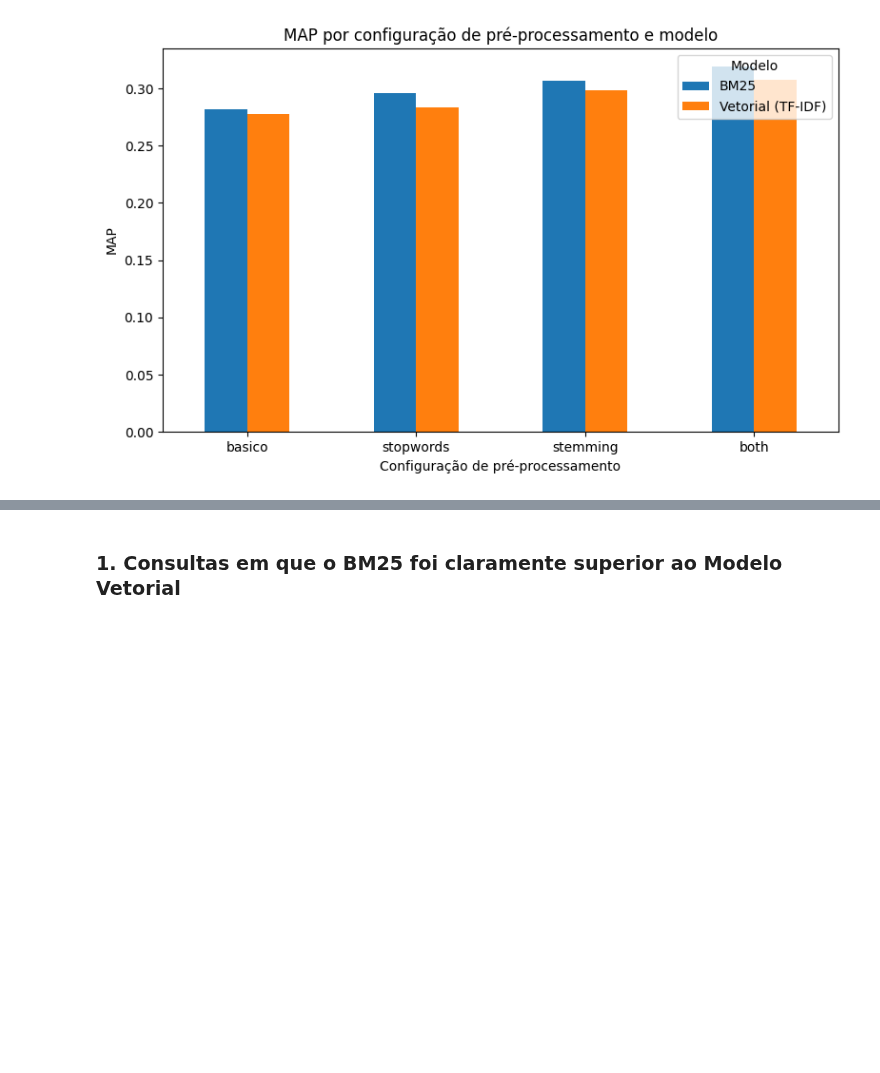
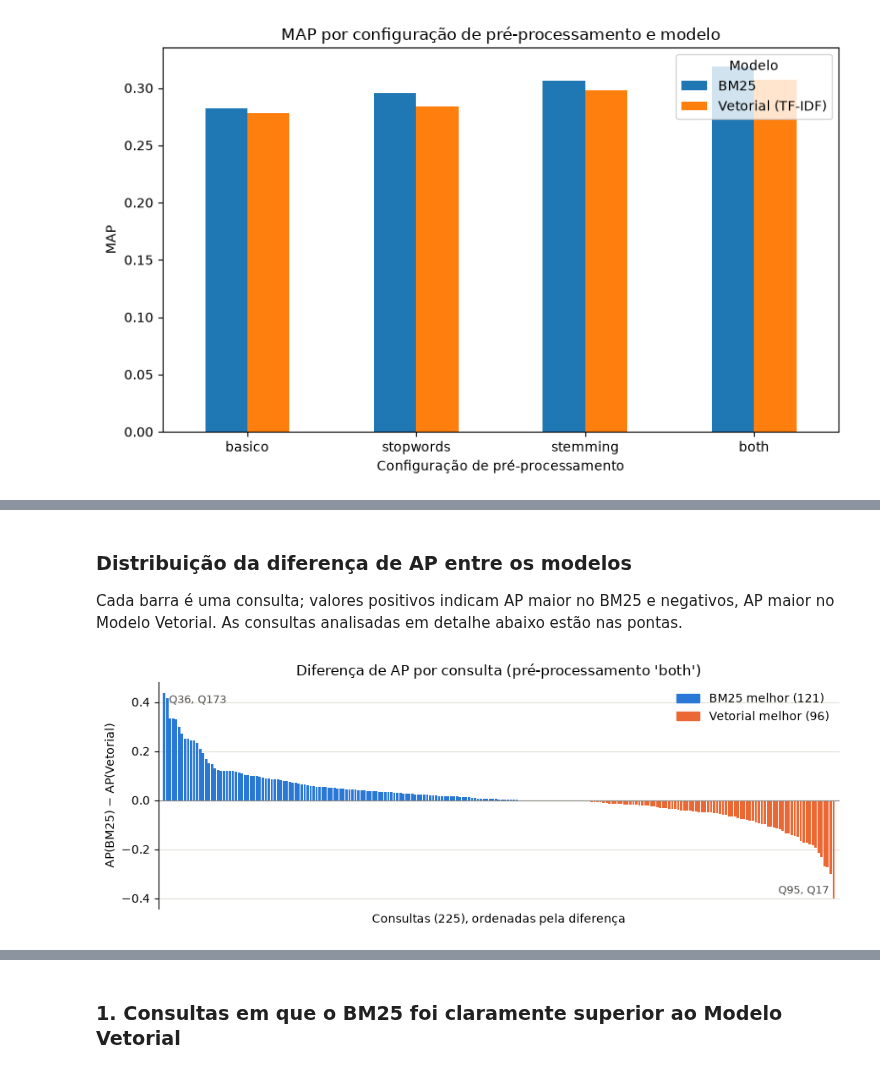
Before and after one commit to anapbatista/recinfo, a Jupyter notebook: trabalho_pratico_recinfo.ipynb, the cells around one changed output, grey strips where cells are left out. Cells and saved outputs as stored; diff of their text form; code cells hidden in the pictures; blank space fills up the shorter version.

```diff
--- a/trabalho_pratico_recinfo.ipynb
+++ b/trabalho_pratico_recinfo.ipynb
@@ -668,3 +808,39 @@ display(df_analise_queries.sort_values(by='Diferenca_BM25_menos_Vetorial', ascen
 | 14 | 15 | material properties of photoelast... | 0.666667 | 0.2 | 0.650878 | 1.000000 | 0.2 | 0.859719 | ... |
 | 204 | 205 | has anyone investigated theoretic... | 0.500000 | 0.2 | 0.650921 | 0.833333 | 0.2 | 0.919721 | ... |
 | 166 | 167 | exact solution methods for calcul... | 0.088346 | 0.0 | 0.000000 | 0.416667 | 0.2 | 0.554066 | ... |
+# %% [markdown]
+### Distribuição da diferença de AP entre os modelos
+
+Cada barra é uma consulta; valores positivos indicam AP maior no BM25 e negativos, AP maior no Modelo Vetorial. As consultas analisadas em detalhe abaixo estão nas pontas.
+# %%
+from matplotlib.patches import Patch
+
+# Gráfico 3: diferença de AP (BM25 - Vetorial) por consulta, ordenada
+dif_ordenada = df_analise_queries.sort_values('Diferenca_BM25_menos_Vetorial', ascending=False).reset_index(drop=True)
+valores = dif_ordenada['Diferenca_BM25_menos_Vetorial']
+cor_bm25, cor_vetorial = '#2a78d6', '#eb6834'
+
+fig, ax = plt.subplots(figsize=(9, 3.4))
+ax.bar(range(len(valores)), valores, width=0.8, color=np.where(valores > 0, cor_bm25, cor_vetorial))
+ax.axhline(0, color='#898781', linewidth=0.8)
+ax.annotate('Q36, Q173', (0, valores.iloc[0]), xytext=(4, -2), textcoords='offset points',
+            ha='left', va='top', fontsize=9, color='#52514e')
+ax.annotate('Q95, Q17', (len(valores) - 1, valores.iloc[-1]), xytext=(-4, 2), textcoords='offset points',
+            ha='right', va='bottom', fontsize=9, color='#52514e')
+ax.set_xlim(-2, len(valores) + 1)
+ax.set_xticks([])
+ax.set_xlabel(f'Consultas ({len(valores)}), ordenadas pela diferença')
+ax.set_ylabel('AP(BM25) − AP(Vetorial)')
+ax.set_title("Diferença de AP por consulta (pré-processamento 'both')")
+ax.grid(axis='y', color='#e1e0d9', linewidth=0.8)
+ax.set_axisbelow(True)
+for lado in ['top', 'right', 'bottom']:
+    ax.spines[lado].set_visible(False)
+ax.legend(handles=[Patch(color=cor_bm25, label=f'BM25 melhor ({(valores > 1e-9).sum()})'),
+                   Patch(color=cor_vetorial, label=f'Vetorial melhor ({(valores < -1e-9).sum()})')],
+          frameon=False, loc='upper right')
+plt.tight_layout()
+plt.savefig(os.path.join(DIR_RESULTADOS, 'grafico_diferenca_ap_por_consulta.png'), dpi=150)
+plt.show()
+# %% [output]
+[figure, added]
```
Also changed, not shown: parts of 60 cells of this notebook, 19 other files.
